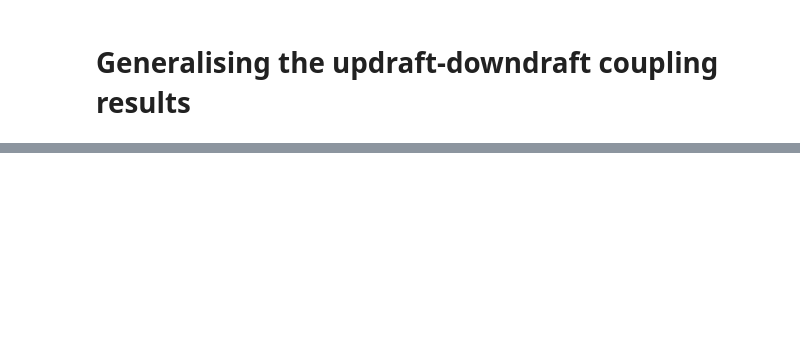
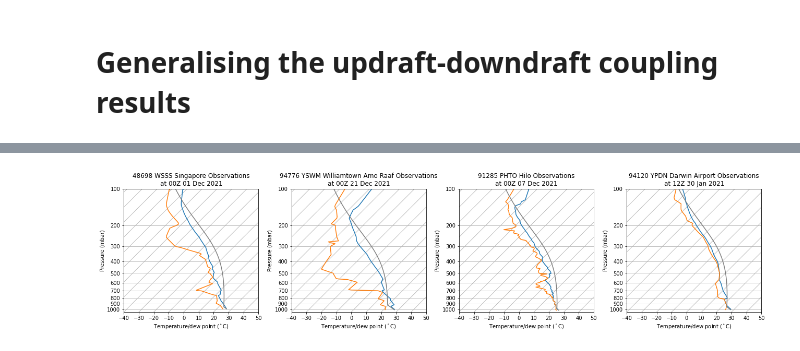
Before and after one commit to tschanzer/convection-scheme, a Jupyter notebook: notebooks/generalising_coupling_results.ipynb, the cells around one changed output, grey strips where cells are left out. Cells and saved outputs as stored; diff of their text form; code cells hidden in the pictures; blank space fills up the shorter version.

Commit message:
Repeat tests for several soundings

```diff
--- a/notebooks/generalising_coupling_results.ipynb
+++ b/notebooks/generalising_coupling_results.ipynb
@@ -1451,0 +149,37 @@ fig.tight_layout()
+# %%
+file = ('test_soundings/48698 WSSS Singapore Observations '
+        'at 00Z 01 Dec 2021.txt')
+singapore = prepare_sounding(file, 3)
+singapore.name = '48698 WSSS Singapore Observations\nat 00Z 01 Dec 2021'
+# %%
+file = ('test_soundings/94776 YSWM Williamtown Amo Raaf Observations '
+        'at 00Z 21 Dec 2021.txt')
+williamtown = prepare_sounding(file, 1)
+williamtown.name = ('94776 YSWM Williamtown Amo Raaf Observations'
+                    '\nat 00Z 21 Dec 2021')
+# %%
+file = ('test_soundings/91285 PHTO Hilo Observations at 00Z 07 Dec 2021.txt')
+hilo = prepare_sounding(file, 0)
+hilo.name = '91285 PHTO Hilo Observations\nat 00Z 07 Dec 2021'
+# %%
+file = ('test_soundings/94120 YPDN Darwin Airport Observations '
+        'at 12Z 30 Jan 2021.txt')
+darwin = prepare_sounding(file, 0)
+darwin.name = '94120 YPDN Darwin Airport Observations\nat 12Z 30 Jan 2021'
+# %%
+fig = plt.figure(figsize=(18,5))
+for i, sounding in enumerate([singapore, williamtown, hilo, darwin]):
+    skew = SkewT(fig, rotation=45, subplot=(1, 4, i+1))
+    skew.plot(sounding.pressure, sounding.temperature)
+    dewpoint = mpcalc.dewpoint_from_specific_humidity(
+        sounding.pressure, sounding.temperature, sounding.specific_humidity)
+    skew.plot(sounding.pressure, dewpoint)
+    profile = mpcalc.parcel_profile(
+        sounding.pressure[::-1], sounding.temperature[-1], dewpoint[-1])
+    skew.plot(sounding.pressure[::-1], profile, color='0.5')
+    skew.ax.set(xlabel='Temperature/dew point ($^\circ$C)',
+                ylabel='Pressure (mbar)',
+                title=sounding.name)
+fig.tight_layout()
+# %% [output]
+[figure, added]
```
Also changed, not shown: parts of 81 cells of this notebook, 13 other files.
